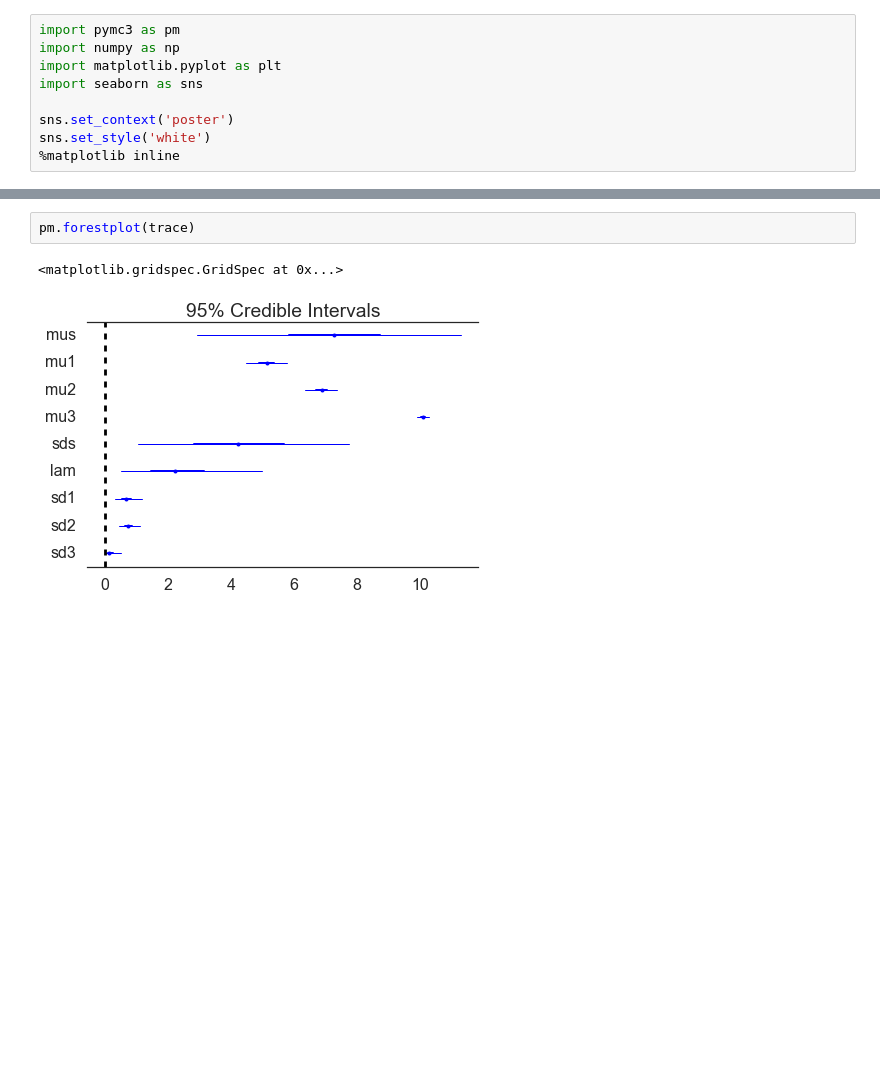
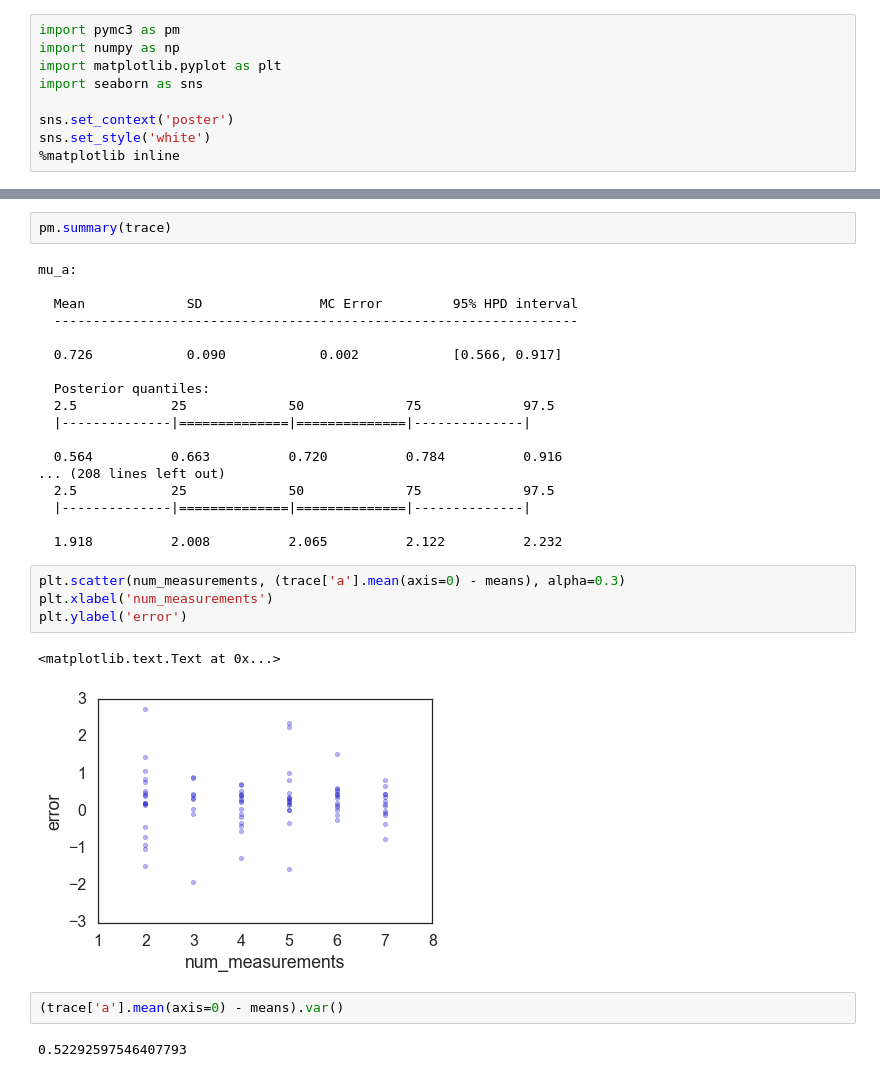
Before and after one commit to ericmjl/bayesian-measurement-paper, a Jupyter notebook: notebooks/simple-96-well.ipynb, the cells around one changed output, grey strips where cells are left out. Saved outputs shown, nothing was run; the diff lists cells and outputs as text; blank space fills up the shorter version.

```diff
--- a/notebooks/simple-96-well.ipynb
+++ b/notebooks/simple-96-well.ipynb
@@ -84,5 +95,31 @@ Finished [100%]: Average ELBO = -25.73
 # %%
-pm.forestplot(trace)
+pm.summary(trace)
 # %% [output]
-<matplotlib.gridspec.GridSpec at 0x...>
+mu_a:
+
+  Mean             SD               MC Error         95% HPD interval
+  -------------------------------------------------------------------
+
+  0.726            0.090            0.002            [0.566, 0.917]
+
+  Posterior quantiles:
+  2.5            25             50             75             97.5
+  |--------------|==============|==============|--------------|
+
+  0.564          0.663          0.720          0.784          0.916
+... (208 lines left out)
+  2.5            25             50             75             97.5
+  |--------------|==============|==============|--------------|
+
+  1.918          2.008          2.065          2.122          2.232
-[figure, removed]
+# %%
+plt.scatter(num_measurements, (trace['a'].mean(axis=0) - means), alpha=0.3)
+plt.xlabel('num_measurements')
+plt.ylabel('error')
+# %% [output]
+<matplotlib.text.Text at 0x...>
+[figure, added]
+# %%
+(trace['a'].mean(axis=0) - means).var()
+# %% [output]
+0.52292597546407793
```
Also changed, not shown: parts of 12 cells of this notebook.
